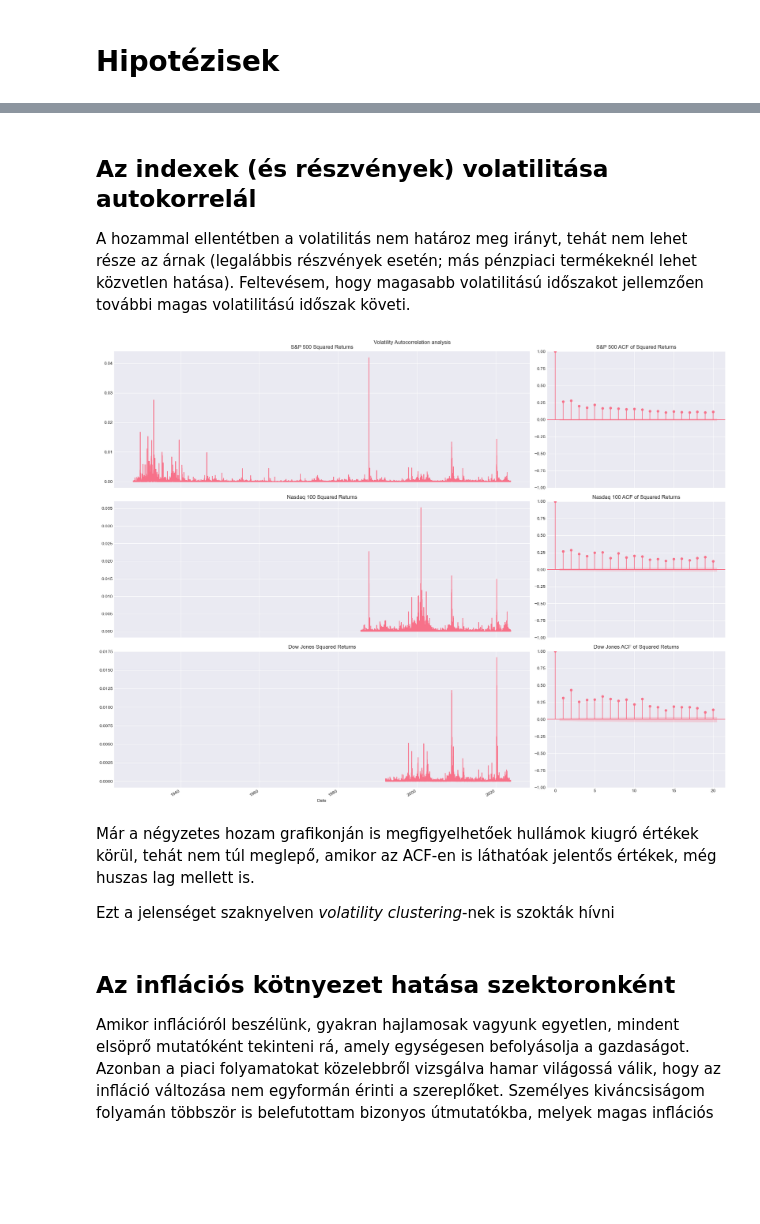
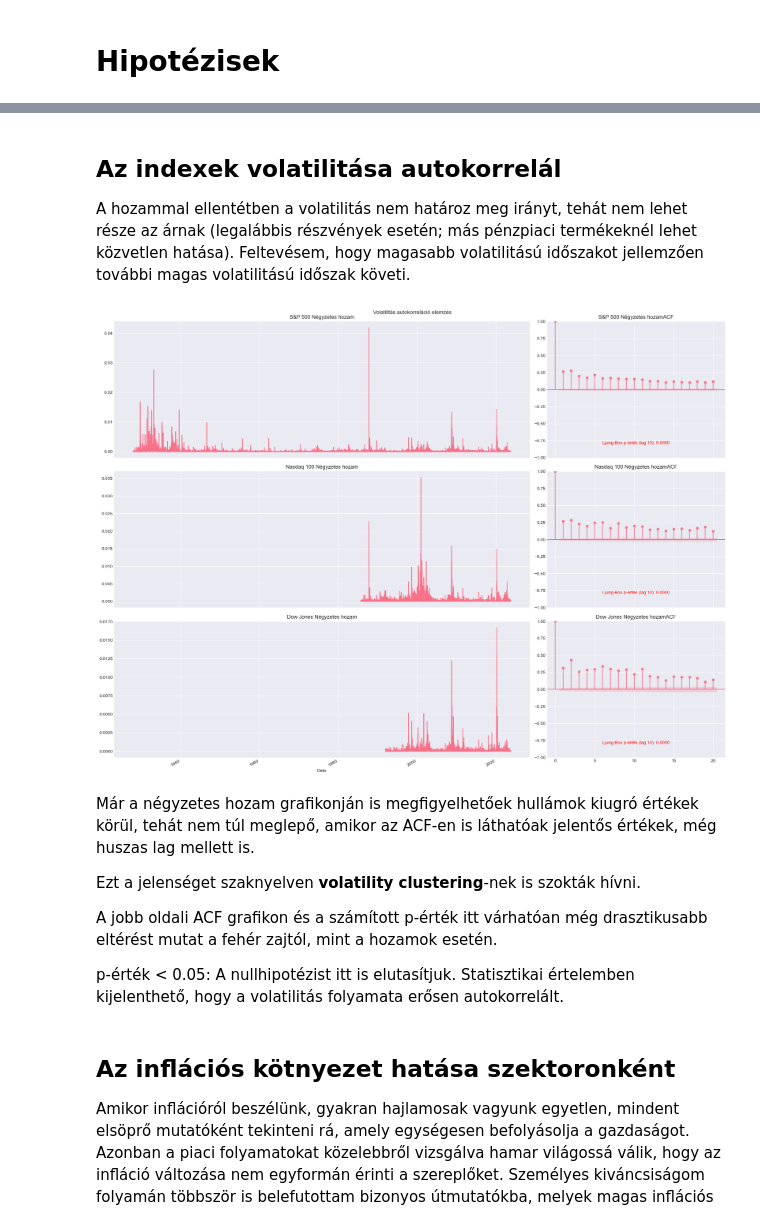
Before and after one commit to Bb1164/Data-Science-HF, a Jupyter notebook: sample.ipynb, the cells around one changed output, grey strips where cells are left out. Drawn from its saved outputs; the diff is of its cells as text; code cells hidden in the pictures; blank space fills up the shorter version.

```diff
--- a/sample.ipynb
+++ b/sample.ipynb
@@ -926,7 +926,7 @@ Dow Jones korlátai: A Dow Jones mindössze 30 vállalatot tartalmaz, így itt b
 fig, axs = plt.subplots(3, 2, figsize=(20,15), gridspec_kw={'width_ratios': [7, 3]}, sharex='col')
 for i, (name, idx) in enumerate(indeces.items()):
     idx['Return'] = idx['Close'].pct_change()
-    annual_return = (1 + idx['Return']).resample('Y').prod() - 1
+    annual_return = (1 + idx['Return']).resample('YE').prod() - 1
 
     fig.suptitle(f"{name} Annual returns")
 
@@ -1131,18 +1131,3 @@ Csúcsosság: 3.08 :  A 3.08 érték azt jelenti, hogy az eloszlás nagyon köze
 Amióta érdekel ez a téma, a kereskedési stratégiákról gyakran olyan kontextusban olvasok, ahol az egyik kulcsmondat az, hogy *"past performance is not indicative of future results"*. Tehát ha egy stratégia backtest-en rendkívüli hozamot tud elérni, az nem garantálja, hogy ez a jövőben is így lesz.
 Statisztikai értelemben ez azt jelenti, hogy a hozamok időben nem mutatnak autokorrelációt:  a mai hozam nem függ a tegnapi vagy korábbi hozamoktól.
 A következő grafikon ezt a hipotézist vizsgálja, és azt próbálja igazolni, hogy a hozamok „emlékezet nélküliek”.
-# %%
-lookback_days = 252*15
-
-fig, axs = plt.subplots(len(indeces), 2, figsize=(20, 15), gridspec_kw={'width_ratios': [7, 3]}, sharex='col')
-fig.suptitle("Returns Autocorrelation analysis")
-
-for i, (name, idx) in enumerate(indeces.items()):
-    idx['Return'].iloc[-lookback_days:].plot(ax=axs[i,0])
-    axs[i,0].set_title(f"{name} Returns")
-
-    plot_acf(idx['Return'].iloc[-lookback_days:].dropna(), lags=30, ax=axs[i,1])
-    axs[i,1].set_title(f"{name} ACF of Returns")
-
-plt.tight_layout()
-plt.show()
@@ -1160,30 +1174,45 @@ Ez teljesen logikus, hiszen ha lenne bármilyen ismert összefüggés, annak hat
 # %% [markdown]
-## Az indexek (és részvények) volatilitása autokorrelál
+## Az indexek volatilitása autokorrelál
 
 A hozammal ellentétben a volatilitás nem határoz meg irányt, tehát nem lehet része az árnak (legalábbis részvények esetén; más pénzpiaci termékeknél lehet közvetlen hatása). Feltevésem, hogy magasabb volatilitású időszakot jellemzően további magas volatilitású időszak követi.
 # %%
 test_results = {}
 acf_lag = 20
+lags_to_test = 10
 
 fig, axs = plt.subplots(len(indeces), 2, figsize=(20, 15), gridspec_kw={'width_ratios': [7, 3]}, sharex='col')
-fig.suptitle("Volatility Autocorrelation analysis")
+fig.suptitle("Volatilitás autokorreláció elemzés")
 
 for i, (name, idx) in enumerate(indeces.items()):
     idx["Squared return"]=idx['Return']**2
-    idx["Squared return"].plot(ax=axs[i,0])
-    axs[i,0].set_title(f"{name} Squared Returns")
+    idx["Squared return"].dropna().plot(ax=axs[i,0])
+    axs[i,0].set_title(f"{name} Négyzetes hozam")
 
     plot_acf(idx["Squared return"].dropna(), lags=acf_lag, ax=axs[i,1])
-    axs[i,1].set_title(f"{name} ACF of Squared Returns")
+
+    lb_test = acorr_ljungbox(idx["Squared return"].dropna(), lags=lags_to_test, return_df=True)
+    p_value = lb_test['lb_pvalue'].iloc[0]
+
+    # szöveges kiírás
+    result_text = f"Ljung-Box p-érték: {p_value:.4f}"
+
+    axs[i,1].text(0.5, 0.1, result_text, transform=axs[i,1].transAxes, ha="center", color="red")
+
+
+    axs[i,1].set_title(f"{name} Négyzetes hozam ACF")
 
 plt.tight_layout()
 plt.show()
 # %% [output]
-[figure, old version]
+[figure, new version]
 # %% [markdown]
 Már a négyzetes hozam grafikonján is megfigyelhetőek hullámok kiugró értékek körül, tehát nem túl meglepő, amikor az ACF-en is láthatóak jelentős értékek, még huszas lag mellett is.
 
-Ezt a jelenséget szaknyelven *volatility clustering*-nek is szokták hívni
+Ezt a jelenséget szaknyelven **volatility clustering**-nek is szokták hívni.
+
+A jobb oldali ACF grafikon és a számított p-érték itt várhatóan még drasztikusabb eltérést mutat a fehér zajtól, mint a hozamok esetén.
+
+p-érték < 0.05: A nullhipotézist itt is elutasítjuk. Statisztikai értelemben kijelenthető, hogy a volatilitás folyamata erősen autokorrelált.
 # %% [markdown]
 ## Az inflációs kötnyezet hatása szektoronként
 
```
Also changed, not shown: parts of 30 cells of this notebook.
